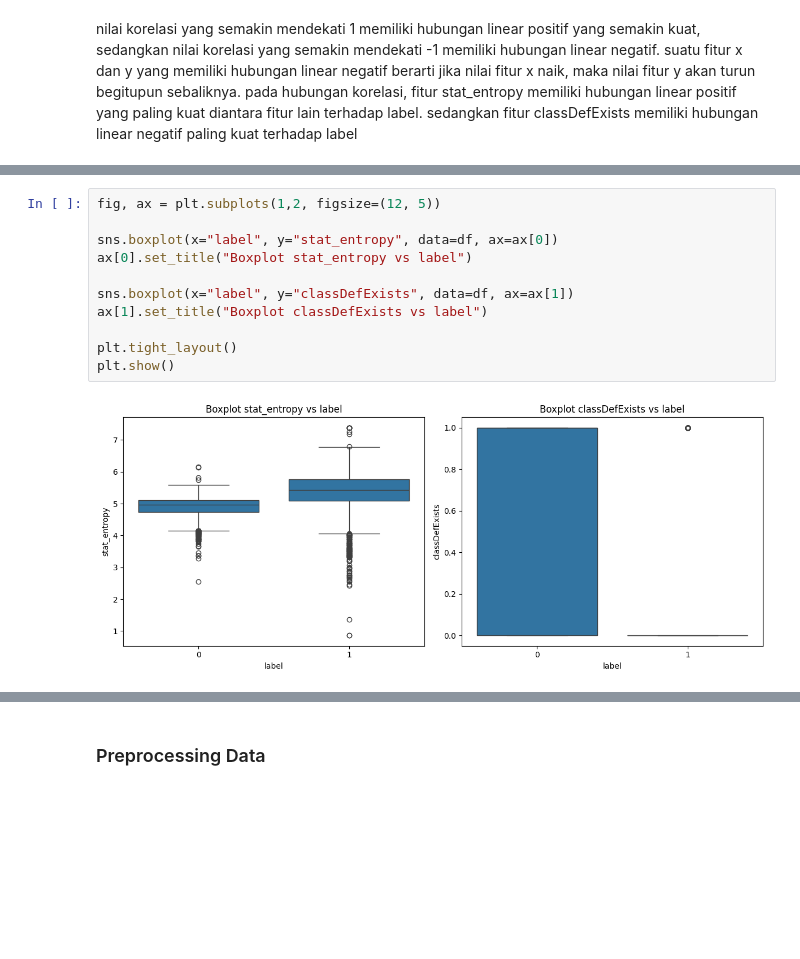
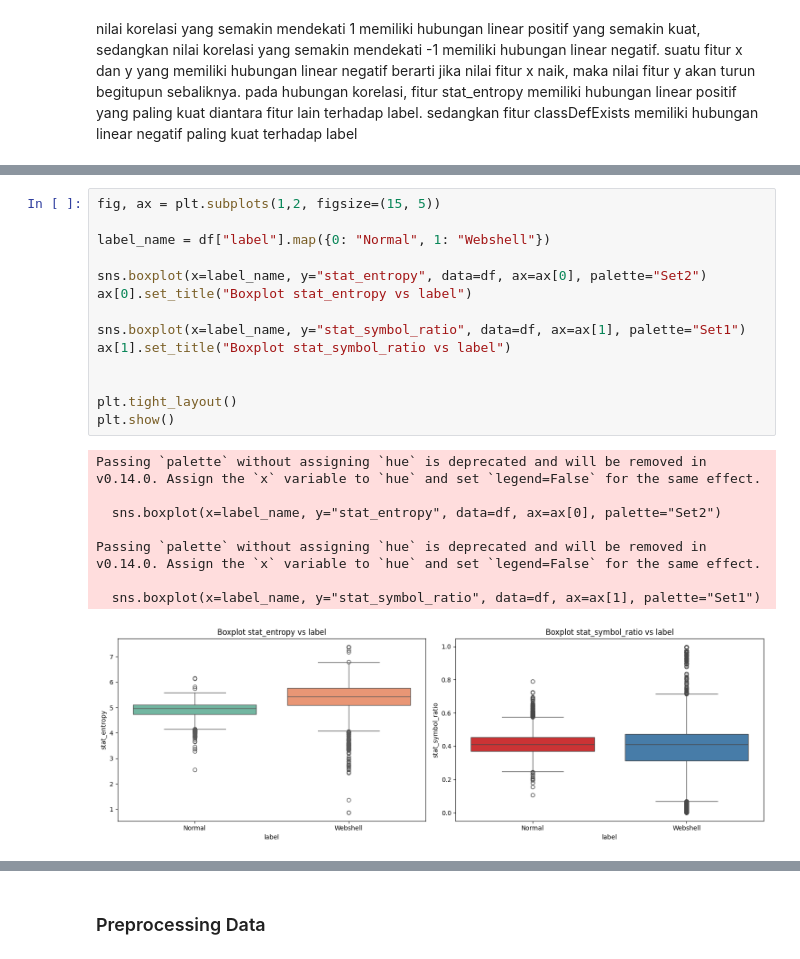
Before and after one commit to Adeliasaputriiii/Model-Detection-W3bshell, a Jupyter notebook: RfModel.ipynb, the cells around one changed output, grey strips where cells are left out. Cells and saved outputs as stored; diff of their text form; blank space fills up the shorter version.

```diff
--- a/RfModel.ipynb
+++ b/RfModel.ipynb
@@ -182,13 +223,23 @@ Name: label, dtype: float64
 # %%
-fig, ax = plt.subplots(1,2, figsize=(12, 5))
+fig, ax = plt.subplots(1,2, figsize=(15, 5))
 
-sns.boxplot(x="label", y="stat_entropy", data=df, ax=ax[0])
+label_name = df["label"].map({0: "Normal", 1: "Webshell"})
+
+sns.boxplot(x=label_name, y="stat_entropy", data=df, ax=ax[0], palette="Set2")
 ax[0].set_title("Boxplot stat_entropy vs label")
 
-sns.boxplot(x="label", y="classDefExists", data=df, ax=ax[1])
-ax[1].set_title("Boxplot classDefExists vs label")
+sns.boxplot(x=label_name, y="stat_symbol_ratio", data=df, ax=ax[1], palette="Set1")
+ax[1].set_title("Boxplot stat_symbol_ratio vs label")
+
 
 plt.tight_layout()
 plt.show()
 # %% [output]
+Passing `palette` without assigning `hue` is deprecated and will be removed in v0.14.0. Assign the `x` variable to `hue` and set `legend=False` for the same effect.
+
+  sns.boxplot(x=label_name, y="stat_entropy", data=df, ax=ax[0], palette="Set2")
+
+Passing `palette` without assigning `hue` is deprecated and will be removed in v0.14.0. Assign the `x` variable to `hue` and set `legend=False` for the same effect.
+
+  sns.boxplot(x=label_name, y="stat_symbol_ratio", data=df, ax=ax[1], palette="Set1")
-[figure, old version]
+[figure, new version]
```
Also changed, not shown: parts of 60 cells of this notebook, 8 other files.
